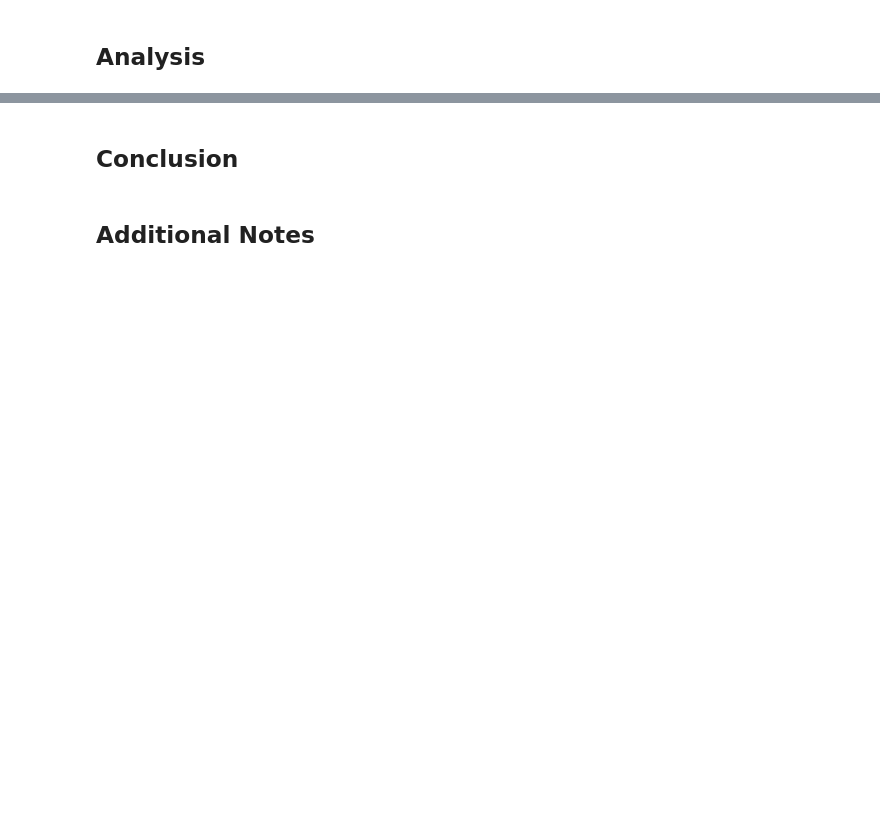
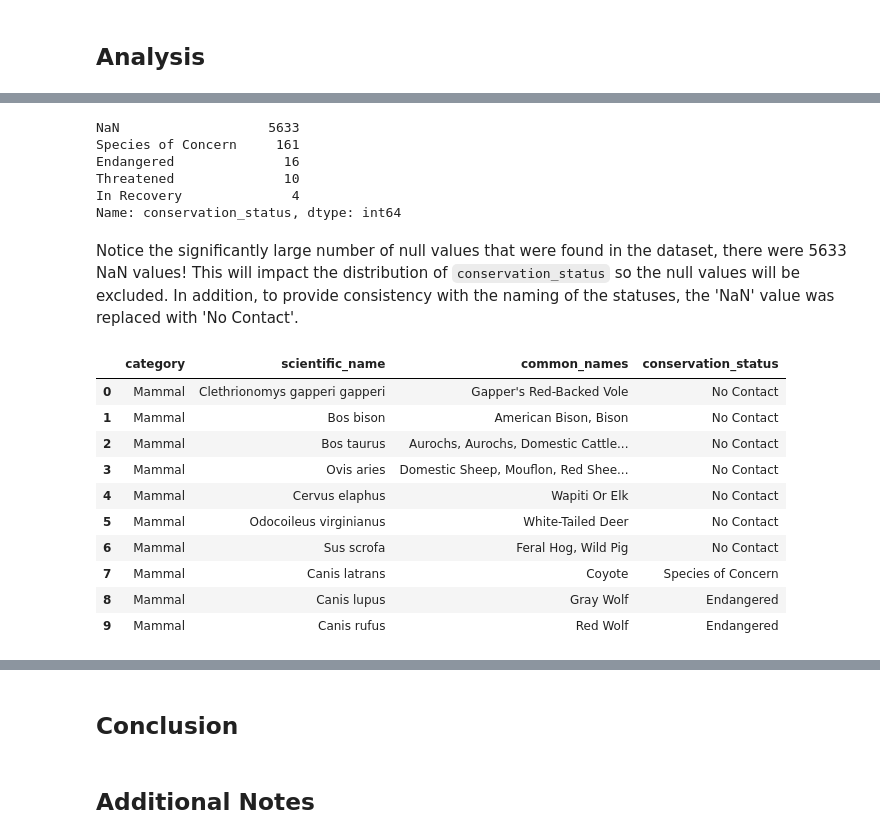
Before and after one commit to abelkwong/biodiversity, a Jupyter notebook: biodiversity.ipynb, the cells around one changed output, grey strips where cells are left out. Cells and saved outputs as stored; diff of their text form; code cells hidden in the pictures; blank space fills up the shorter version.

```diff
--- a/biodiversity.ipynb
+++ b/biodiversity.ipynb
@@ -16,0 +128,28 @@ During this project, the data will be processed, analyzed, and visually plotted
+# %%
+# Find unique values in conservation_status column
+df_species['conservation_status'].value_counts(dropna=False)
+# %% [output]
+NaN                   5633
+Species of Concern     161
+Endangered              16
+Threatened              10
+In Recovery              4
+Name: conservation_status, dtype: int64
+# %% [markdown]
+Notice the significantly large number of null values that were found in the dataset, there were 5633 NaN values! This will impact the distribution of `conservation_status` so the null values will be excluded. In addition, to provide consistency with the naming of the statuses, the 'NaN' value was replaced with 'No Contact'.
+# %%
+# Fill all null values with 'No Contact' status
+df_species['conservation_status'].fillna('No Contact', inplace=True)
+df_species.head(10)
+# %% [output]
+|  | category | scientific_name | common_names | conservation_status |
+| 0 | Mammal | Clethrionomys gapperi gapperi | Gapper's Red-Backed Vole | No Contact |
+| 1 | Mammal | Bos bison | American Bison, Bison | No Contact |
+| 2 | Mammal | Bos taurus | Aurochs, Aurochs, Domestic Cattle... | No Contact |
+| 3 | Mammal | Ovis aries | Domestic Sheep, Mouflon, Red Shee... | No Contact |
+| 4 | Mammal | Cervus elaphus | Wapiti Or Elk | No Contact |
+| 5 | Mammal | Odocoileus virginianus | White-Tailed Deer | No Contact |
+| 6 | Mammal | Sus scrofa | Feral Hog, Wild Pig | No Contact |
+| 7 | Mammal | Canis latrans | Coyote | Species of Concern |
+| 8 | Mammal | Canis lupus | Gray Wolf | Endangered |
+| 9 | Mammal | Canis rufus | Red Wolf | Endangered |
```
Also changed, not shown: parts of 29 cells of this notebook.
